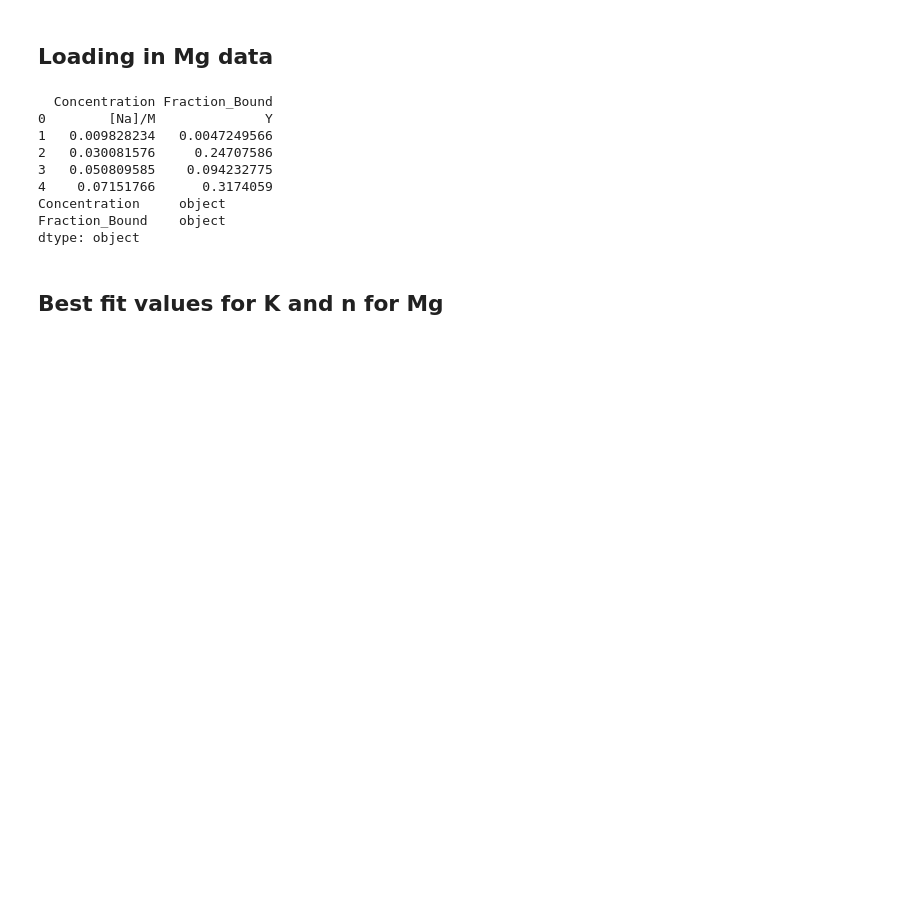
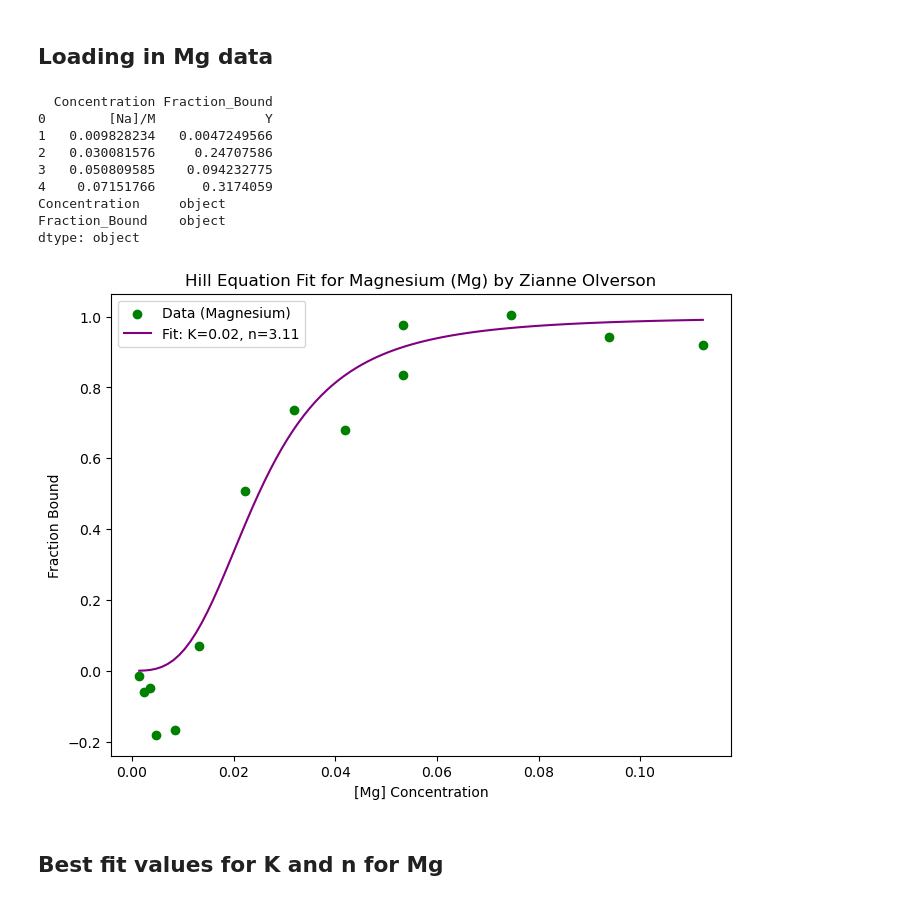
Before and after one commit to ZianneO/BSGP7030-PythonLM, a Jupyter notebook: Untitled.ipynb, the cells around one changed output. Drawn from its saved outputs; the diff is of its cells as text; code cells hidden in the pictures; blank space fills up the shorter version.

```diff
--- a/Untitled.ipynb
+++ b/Untitled.ipynb
@@ -237,6 +236,17 @@ popt, pcov = curve_fit(hill_equation, data_mg['Concentration'], data_mg['Fractio
 K, n = popt
 # %%
 L_range_mg = np.linspace(min(data_mg['Concentration']), max(data_mg['Concentration']), 100)
+# %%
+plt.figure(figsize=(8, 6))
+plt.scatter(data_mg['Concentration'], data_mg['Fraction_Bound'], label='Data (Magnesium)', color='green')
+plt.plot(L_range_mg, hill_equation(L_range_mg, K, n), color='purple', label=f'Fit: K={K:.2f}, n={n:.2f}')
+plt.xlabel('[Mg] Concentration')
+plt.ylabel('Fraction Bound')
+plt.title('Hill Equation Fit for Magnesium (Mg) by Zianne Olverson')
+plt.legend()
+plt.show()
+# %% [output]
+[figure, added]
 # %% [markdown]
 ## Best fit values for K and n for Mg
 # %%
```
Also changed, not shown: parts of 24 cells of this notebook, 4 other files.
